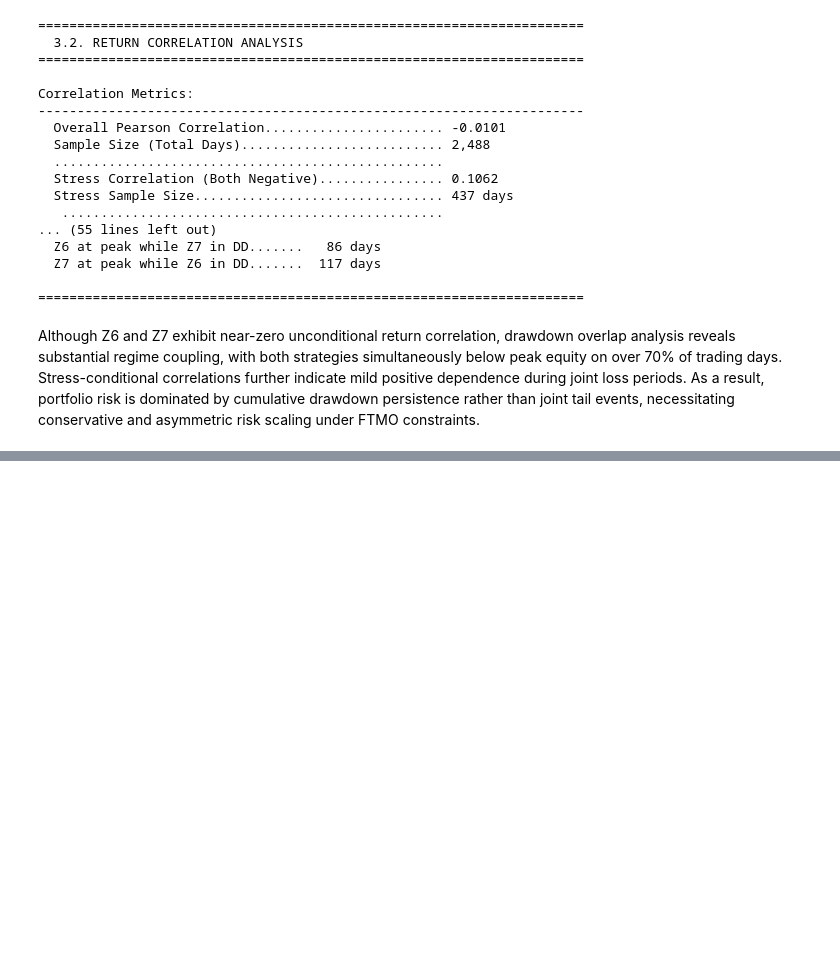
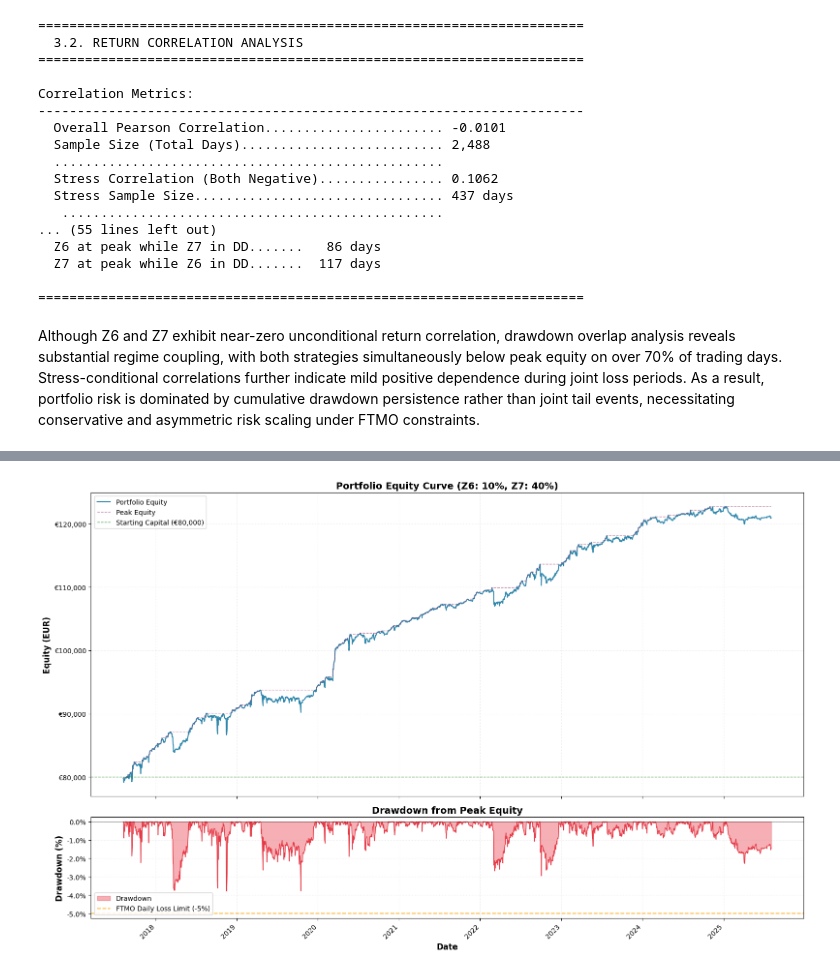
Before and after one commit to BlazOrsos/quant-journey, a Jupyter notebook: research/ftmo/ftmo.ipynb, the cells around one changed output, grey strips where cells are left out. Drawn from its saved outputs; the diff is of its cells as text; code cells hidden in the pictures; blank space fills up the shorter version.

Commit message:
found the ratio and limits

```diff
--- a/research/ftmo/ftmo.ipynb
+++ b/research/ftmo/ftmo.ipynb
@@ -600,16 +480,13 @@ Correlation Metrics:
 # %% [markdown]
 Although Z6 and Z7 exhibit near-zero unconditional return correlation, drawdown overlap analysis reveals substantial regime coupling, with both strategies simultaneously below peak equity on over 70% of trading days. Stress-conditional correlations further indicate mild positive dependence during joint loss periods. As a result, portfolio risk is dominated by cumulative drawdown persistence rather than joint tail events, necessitating conservative and asymmetric risk scaling under FTMO constraints.
 # %%
-### 4. Combined Portfolio Analysis (Equal Weight)
+### 4. Combined Portfolio Analysis
 
 # ============================================================================
 # 4.1. Portfolio Construction
 # ============================================================================
 
-weight_z6 = 0.10
-weight_z7 = 0.35
-
-def construct_portfolio(df_aligned, starting_capital=80000, weight_z6=weight_z6, weight_z7=weight_z7):
+def construct_portfolio(df_aligned, starting_capital, weight_z6, weight_z7):
     """
     Construct a combined portfolio with specified weights.
 
@@ -644,18 +521,16 @@ def construct_portfolio(df_aligned, starting_capital=80000, weight_z6=weight_z6,
 
     return df_aligned
 
-# Construct portfolio
-STARTING_CAPITAL = 80000
 FTMO_MAX_DD_LIMIT = 0.10  # 10%
 FTMO_DAILY_LOSS_LIMIT = 0.05  # 5%
 
-df_aligned = construct_portfolio(df_aligned, starting_capital=STARTING_CAPITAL)
+df_aligned = construct_portfolio(df_aligned, starting_capital=STARTING_CAPITAL, weight_z6=WEIGHT_Z6, weight_z7=WEIGHT_Z7)
 
 print_section_header("4.1. PORTFOLIO CONSTRUCTION")
 print_strategy_metrics("Portfolio Construction", {
     "Starting Capital": f"€{STARTING_CAPITAL:,.2f}",
-    "Z6 Weight": f"{weight_z6*100:.1f}%",
-    "Z7 Weight": f"{weight_z7*100:.1f}%"
+    "Z6 Weight": f"{WEIGHT_Z6*100:.1f}%",
+    "Z7 Weight": f"{WEIGHT_Z7*100:.1f}%"
 })
 
 # ============================================================================
@@ -808,0 +778,44 @@ Portfolio Construction:
+# %%
+import matplotlib.pyplot as plt
+
+# Create figure with two subplots with adjusted height ratios
+fig, (ax1, ax2) = plt.subplots(2, 1, figsize=(16, 10), sharex=True, gridspec_kw={'height_ratios': [3, 1]})
+
+# ============================================================================
+# Top Plot: Portfolio Equity Curve
+# ============================================================================
+ax1.plot(df_aligned['Date'], df_aligned['portfolio_equity'], linewidth=1.5, color='#2E86AB', label='Portfolio Equity')
+ax1.plot(df_aligned['Date'], df_aligned['portfolio_peak'], linewidth=1, color='#A23B72', linestyle='--', alpha=0.6, label='Peak Equity')
+ax1.axhline(y=STARTING_CAPITAL, color='green', linestyle='--', linewidth=1, alpha=0.7, label='Starting Capital (€80,000)')
+
+ax1.set_ylabel('Equity (EUR)', fontsize=12, fontweight='bold')
+ax1.set_title(f'Portfolio Equity Curve (Z6: {WEIGHT_Z6*100:.0f}%, Z7: {WEIGHT_Z7*100:.0f}%)', fontsize=14, fontweight='bold')
+ax1.grid(True, alpha=0.3, linestyle=':')
+ax1.legend(loc='best', fontsize=10)
+ax1.yaxis.set_major_formatter(plt.FuncFormatter(lambda x, p: f'€{x:,.0f}'))
+
+# ============================================================================
+# Bottom Plot: Drawdown from Peak
+# ============================================================================
+ax2.fill_between(df_aligned['Date'], df_aligned['portfolio_drawdown'], 0, color='#E63946', alpha=0.4, label='Drawdown')
+ax2.plot(df_aligned['Date'], df_aligned['portfolio_drawdown'], linewidth=1, color='#E63946')
+
+# Add FTMO limit lines
+ax2.axhline(y=-FTMO_DAILY_LOSS_LIMIT * 100, color='orange', linestyle='--', linewidth=1.5, alpha=0.8, label='FTMO Daily Loss Limit (-5%)')
+#ax2.axhline(y=-FTMO_MAX_DD_LIMIT * 100, color='red', linestyle='--', linewidth=1.5, alpha=0.8, label='FTMO Max DD Limit (-10%)')
+ax2.axhline(y=0, color='black', linestyle='-', linewidth=0.5, alpha=0.5)
+
+ax2.set_xlabel('Date', fontsize=12, fontweight='bold')
+ax2.set_ylabel('Drawdown (%)', fontsize=12, fontweight='bold')
+ax2.set_title('Drawdown from Peak Equity', fontsize=14, fontweight='bold')
+ax2.grid(True, alpha=0.3, linestyle=':')
+ax2.legend(loc='best', fontsize=10)
+ax2.yaxis.set_major_formatter(plt.FuncFormatter(lambda x, p: f'{x:.1f}%'))
+
+# Rotate x-axis labels for better readability
+plt.xticks(rotation=45, ha='right')
+
+plt.tight_layout()
+plt.show()
+# %% [output]
+[figure, added]
```
Also changed, not shown: parts of 5 cells of this notebook.
